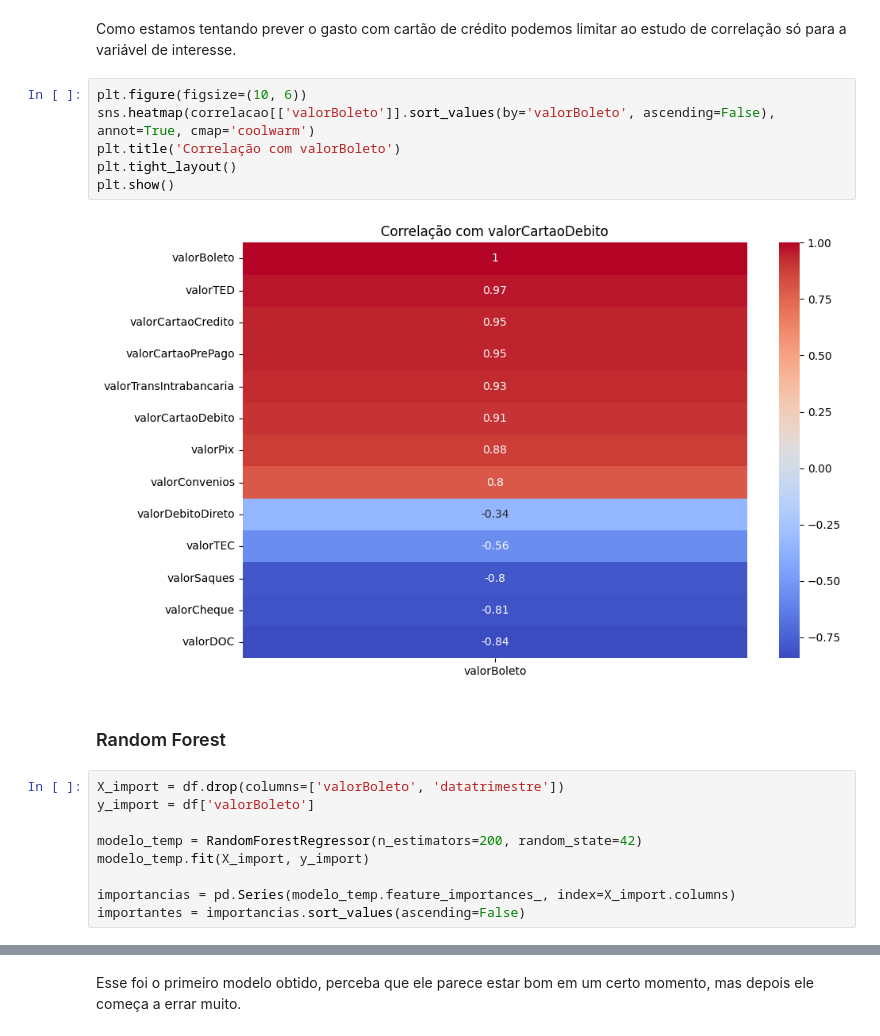
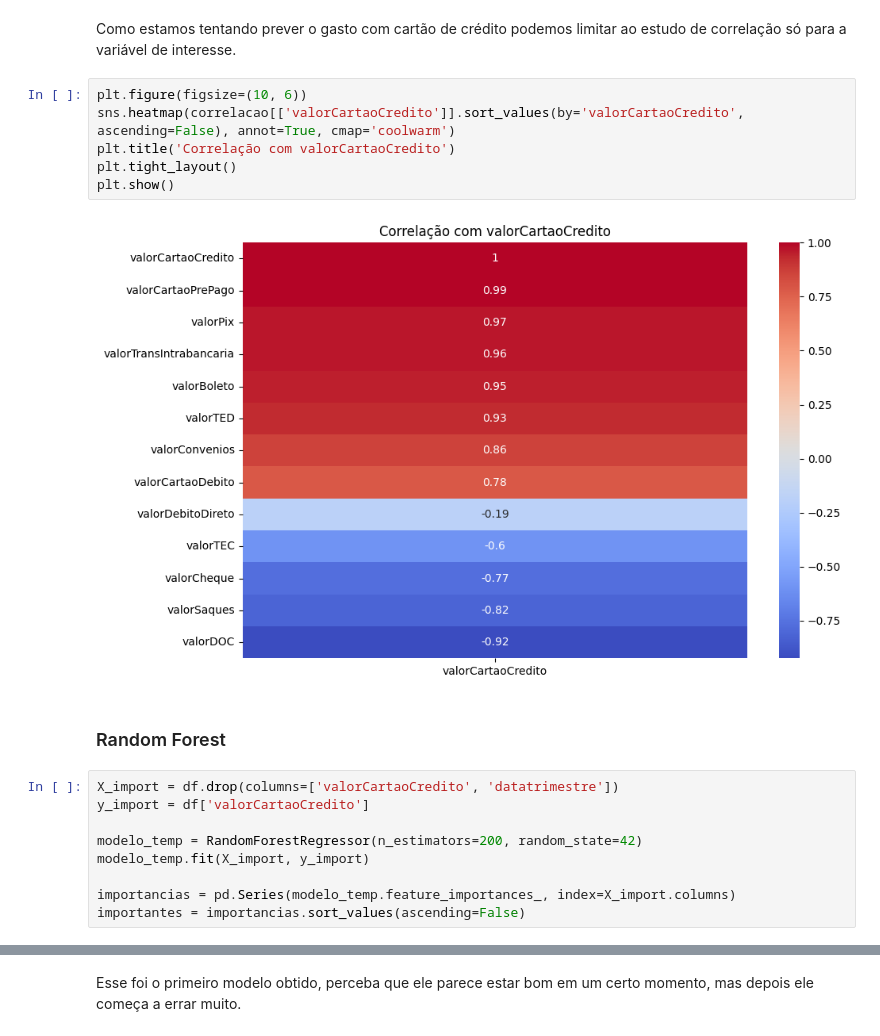
Before and after one commit to cauanwarlly/ETL_BCB, a Jupyter notebook: MachineLearning.ipynb, the cells around one changed output, grey strips where cells are left out. Drawn from its saved outputs; the diff is of its cells as text.

```diff
--- a/MachineLearning.ipynb
+++ b/MachineLearning.ipynb
@@ -53,17 +51,17 @@ sns.heatmap(correlacao)
 Como estamos tentando prever o gasto com cartão de crédito podemos limitar ao estudo de correlação só para a variável de interesse.
 # %%
 plt.figure(figsize=(10, 6))
-sns.heatmap(correlacao[['valorBoleto']].sort_values(by='valorBoleto', ascending=False), annot=True, cmap='coolwarm')
-plt.title('Correlação com valorBoleto')
+sns.heatmap(correlacao[['valorCartaoCredito']].sort_values(by='valorCartaoCredito', ascending=False), annot=True, cmap='coolwarm')
+plt.title('Correlação com valorCartaoCredito')
 plt.tight_layout()
 plt.show()
 # %% [output]
-[figure, old version]
+[figure, new version]
 # %% [markdown]
 ### Random Forest
 # %%
-X_import = df.drop(columns=['valorBoleto', 'datatrimestre'])
-y_import = df['valorBoleto']
+X_import = df.drop(columns=['valorCartaoCredito', 'datatrimestre'])
+y_import = df['valorCartaoCredito']
 
 modelo_temp = RandomForestRegressor(n_estimators=200, random_state=42)
 modelo_temp.fit(X_import, y_import)
```
Also changed, not shown: parts of 23 cells of this notebook.
